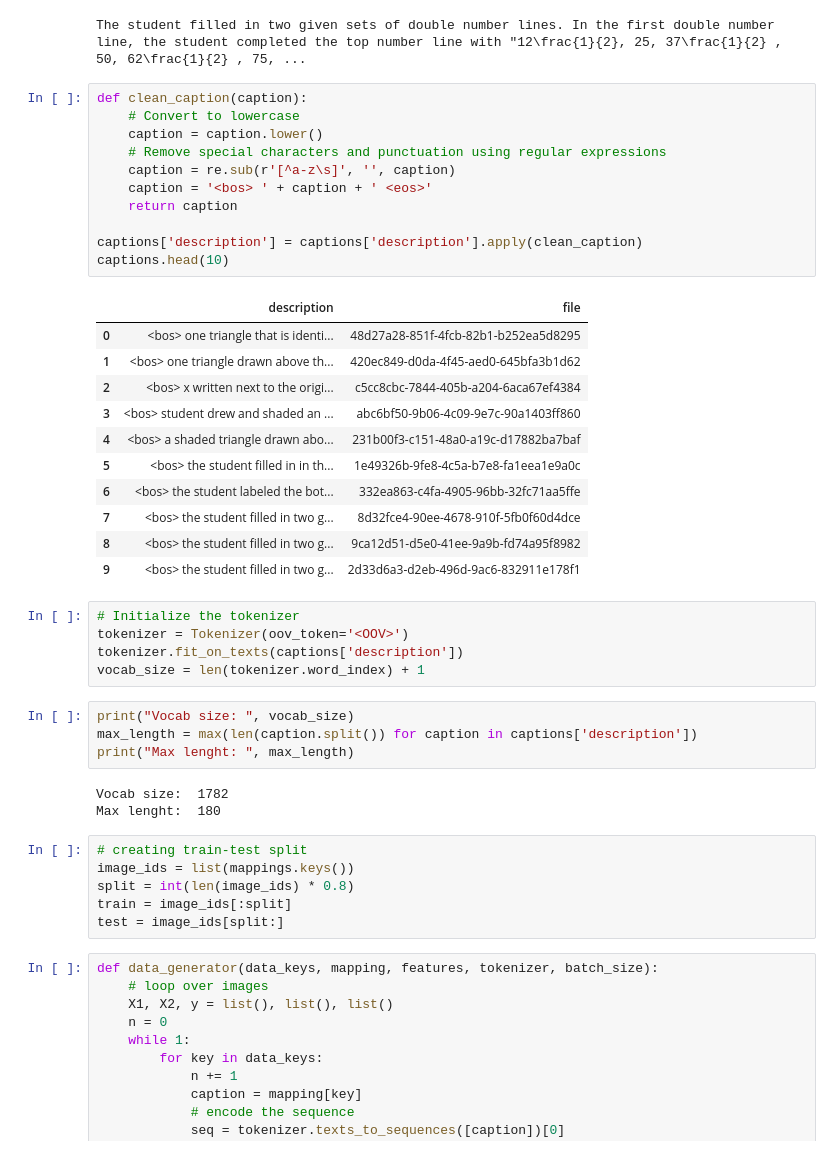
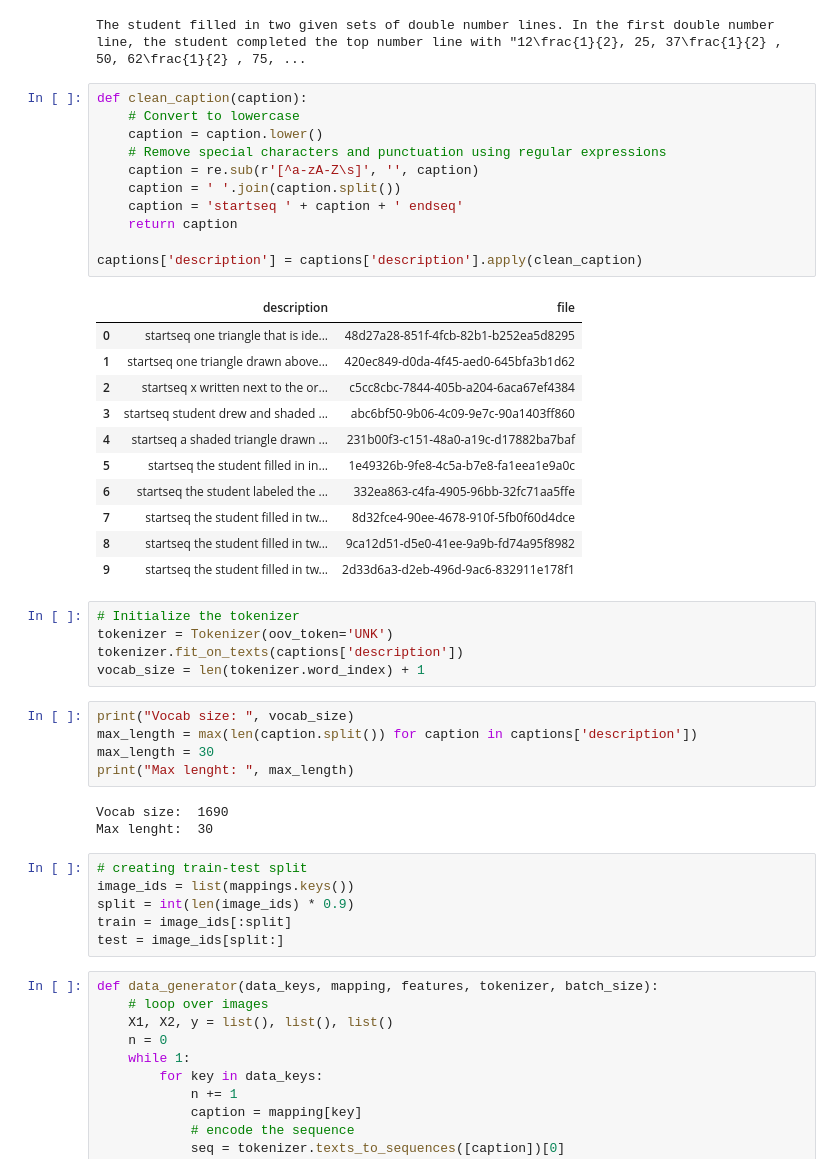
Before and after one commit to TooPercentMilk/EdLight-Assessment-, a Jupyter notebook: build_model.ipynb, the cells around one changed output. Saved outputs shown, nothing was run; the diff lists cells and outputs as text.

```diff
--- a/build_model.ipynb
+++ b/build_model.ipynb
@@ -161,42 +164,43 @@ The student filled in two given sets of double number lines. In the first double
 # %%
 def clean_caption(caption):
     # Convert to lowercase
     caption = caption.lower()
     # Remove special characters and punctuation using regular expressions
-    caption = re.sub(r'[^a-z\s]', '', caption)
-    caption = '<bos> ' + caption + ' <eos>'
+    caption = re.sub(r'[^a-zA-Z\s]', '', caption)
+    caption = ' '.join(caption.split())
+    caption = 'startseq ' + caption + ' endseq'
     return caption
 
 captions['description'] = captions['description'].apply(clean_caption)
-captions.head(10)
 # %% [output]
 |  | description | file |
-| 0 | <bos> one triangle that is identi... | 48d27a28-851f-4fcb-82b1-b252ea5d8295 |
-| 1 | <bos> one triangle drawn above th... | 420ec849-d0da-4f45-aed0-645bfa3b1d62 |
-| 2 | <bos> x written next to the origi... | c5cc8cbc-7844-405b-a204-6aca67ef4384 |
-| 3 | <bos> student drew and shaded an ... | abc6bf50-9b06-4c09-9e7c-90a1403ff860 |
-| 4 | <bos> a shaded triangle drawn abo... | 231b00f3-c151-48a0-a19c-d17882ba7baf |
-| 5 | <bos> the student filled in in th... | 1e49326b-9fe8-4c5a-b7e8-fa1eea1e9a0c |
-| 6 | <bos> the student labeled the bot... | 332ea863-c4fa-4905-96bb-32fc71aa5ffe |
-| 7 | <bos> the student filled in two g... | 8d32fce4-90ee-4678-910f-5fb0f60d4dce |
-| 8 | <bos> the student filled in two g... | 9ca12d51-d5e0-41ee-9a9b-fd74a95f8982 |
-| 9 | <bos> the student filled in two g... | 2d33d6a3-d2eb-496d-9ac6-832911e178f1 |
+| 0 | startseq one triangle that is ide... | 48d27a28-851f-4fcb-82b1-b252ea5d8295 |
+| 1 | startseq one triangle drawn above... | 420ec849-d0da-4f45-aed0-645bfa3b1d62 |
+| 2 | startseq x written next to the or... | c5cc8cbc-7844-405b-a204-6aca67ef4384 |
+| 3 | startseq student drew and shaded ... | abc6bf50-9b06-4c09-9e7c-90a1403ff860 |
+| 4 | startseq a shaded triangle drawn ... | 231b00f3-c151-48a0-a19c-d17882ba7baf |
+| 5 | startseq the student filled in in... | 1e49326b-9fe8-4c5a-b7e8-fa1eea1e9a0c |
+| 6 | startseq the student labeled the ... | 332ea863-c4fa-4905-96bb-32fc71aa5ffe |
+| 7 | startseq the student filled in tw... | 8d32fce4-90ee-4678-910f-5fb0f60d4dce |
+| 8 | startseq the student filled in tw... | 9ca12d51-d5e0-41ee-9a9b-fd74a95f8982 |
+| 9 | startseq the student filled in tw... | 2d33d6a3-d2eb-496d-9ac6-832911e178f1 |
 # %%
 # Initialize the tokenizer
-tokenizer = Tokenizer(oov_token='<OOV>')
+tokenizer = Tokenizer(oov_token='UNK')
 tokenizer.fit_on_texts(captions['description'])
 vocab_size = len(tokenizer.word_index) + 1
 # %%
 print("Vocab size: ", vocab_size)
 max_length = max(len(caption.split()) for caption in captions['description'])
+max_length = 30
 print("Max lenght: ", max_length)
 # %% [output]
-Vocab size:  1782
-Max lenght:  180
+Vocab size:  1690
+Max lenght:  30
 # %%
 # creating train-test split
 image_ids = list(mappings.keys())
-split = int(len(image_ids) * 0.8)
+split = int(len(image_ids) * 0.9)
 train = image_ids[:split]
 test = image_ids[split:]
 # %%
```
Also changed, not shown: parts of 11 cells of this notebook, 2 other files.
